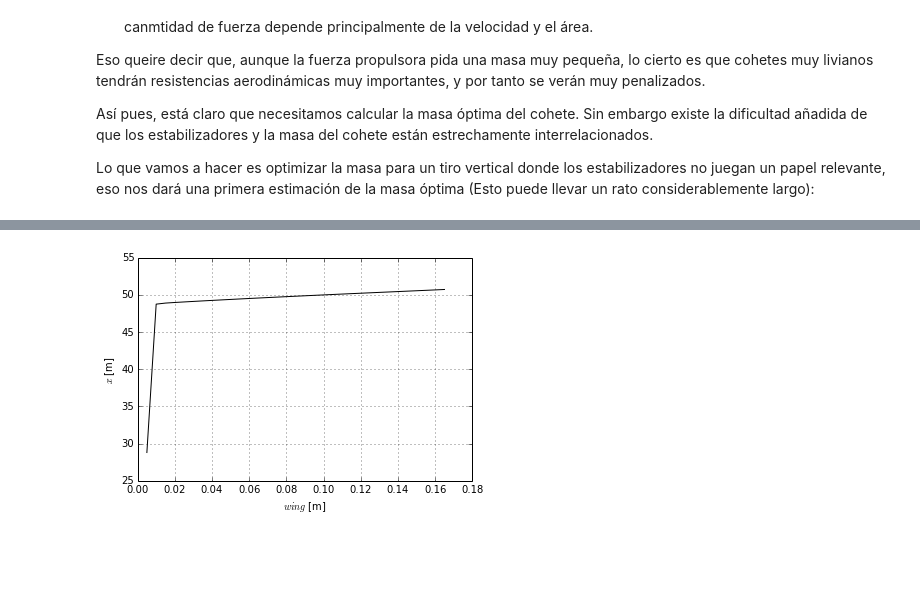
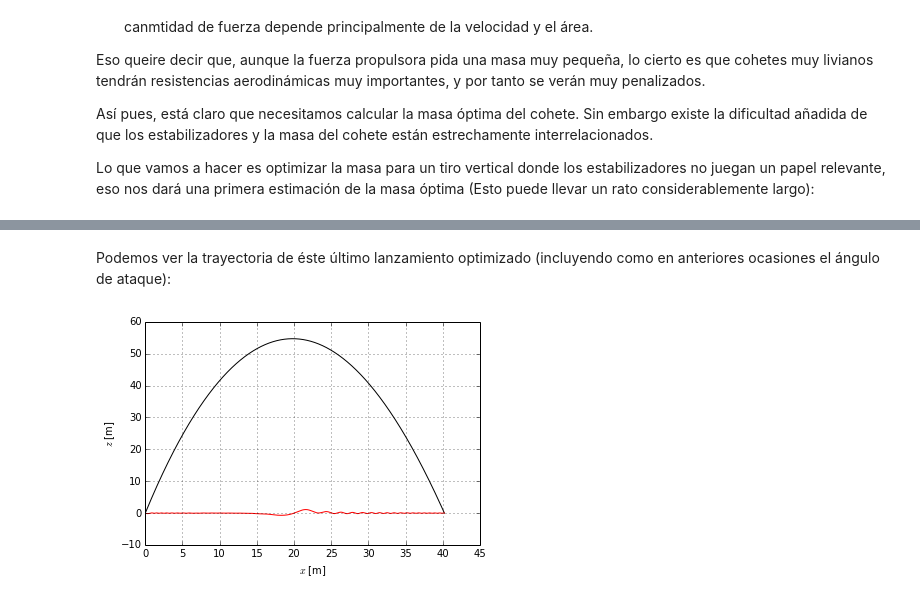
Before and after one commit to sanguinariojoe/gmv-rocket, a Jupyter notebook: main.ipynb, the cells around one changed output, grey strips where cells are left out. Drawn from its saved outputs; the diff is of its cells as text; code cells hidden in the pictures; blank space fills up the shorter version.

```diff
--- a/main.ipynb
+++ b/main.ipynb
@@ -1193,7 +1200,7 @@ class rocket(solid):
         z_F = []
         F.append(np.asarray((gt, gn)))
         z_F.append(z)
-        F.append(np.asarray((0.0, self.__p.getFprop())))
+        F.append(np.asarray((0.0, __NU_PROP__ * self.__p.getFprop())))
         z_F.append(z)
         F.append(np.asarray((self.__h.getL(alpha, U),
                              self.__h.getD(alpha, U))))
@@ -1221,7 +1228,7 @@ CD = np.asarray((0.023, 0.028, 0.033, 0.041))
 Cz = np.asarray((0.68, 0.91, 0.98, 1.1))
 hull_test = hull(hull_z, hull_r, alpha, CL, CD, Cz)
 
-z = (0.0, 0.003)
+z = (0.0, 0.01)
 r = (__L_WING__, __L_WING__)
 wing_z = np.asarray(z)
 wing_r = np.asarray(r)
@@ -1395,3 +1404,7 @@ Muy bien, el máximo de altura se alcanza con 250 gramos de masa. Ahora vamos a
+# %%
+r_max = max(geom_r)
+z_id = numpy.where(geom_r == r_max)[0][0]
+max_w_wing = geom_z[z_id]
 # %%
 # Again we are performing an initial shot to can start (with a minimum wing)
 w_wing = 0.005
@@ -1456,6 +1469,10 @@ while True:
     w_wing = wing_max + dwing
     print('checking = {:.3g} m...'.format(w_wing))
     sys.stdout.flush()
+
+    if w_wing > max_w_wing:
+        print('FAIL (The wing cannot be bigger than {} m)'.format(max_w_wing))
+        break
 
     # Setup the propeller
     bottle_test = propeller(geom_z, geom_r, z_FS, p)
@@ -1520,7 +1538,10 @@ KeyboardInterrupt:
+# %% [markdown]
+Podemos ver la trayectoria de éste último lanzamiento optimizado (incluyendo como en anteriores ocasiones el ángulo de ataque):
 # %%
-plot(ww, xx, 'k-')
-xlabel(r'$wing$ [m]')
-ylabel(r'$x$ [m]')
+plot(x, z, 'k-')
+plot(x, np.degrees(a), 'r-')
+xlabel(r'$x$ [m]')
+ylabel(r'$z$ [m]')
 grid()
 # %% [output]
-[figure, old version]
+[figure, new version]
```
Also changed, not shown: parts of 11 cells of this notebook, 1 other file.
